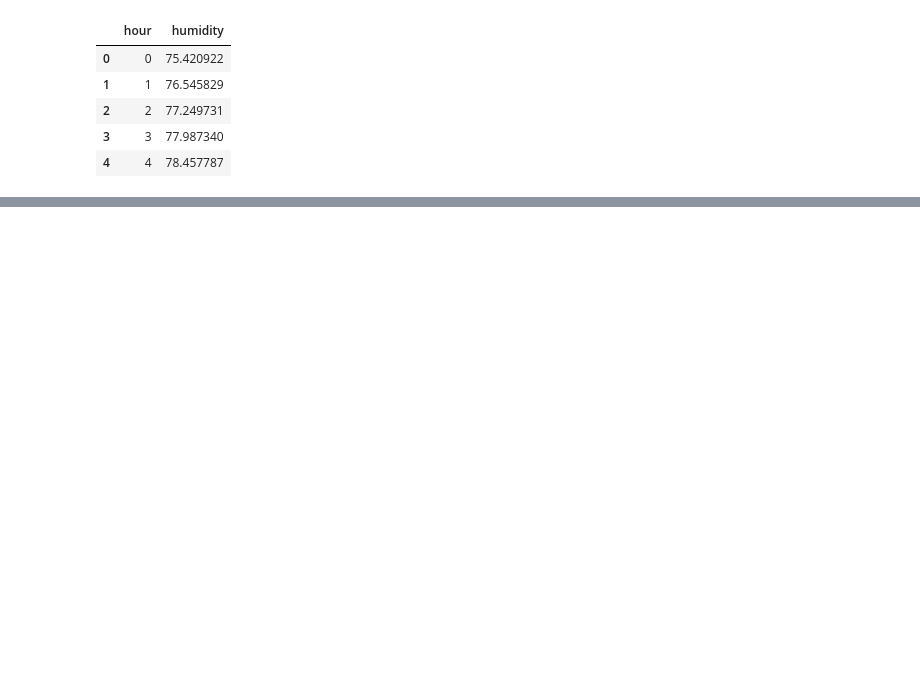
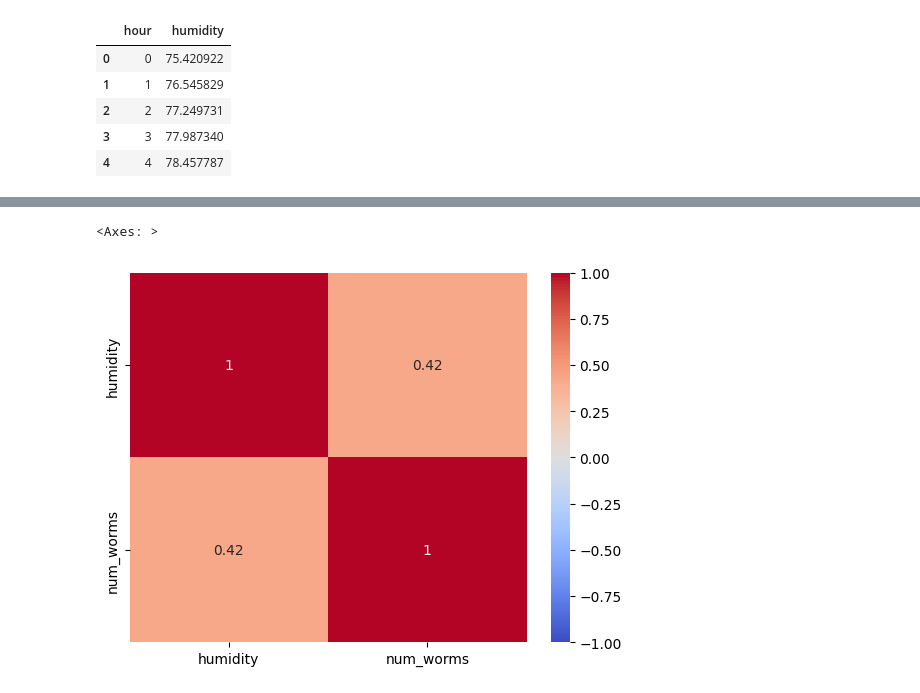
Before and after one commit to wiggle-bin/wiggle-notes, a Jupyter notebook: worms_actvitiy/DataActivityCorrelationUsingUpdatedModel.ipynb, the cells around one changed output, grey strips where cells are left out. Saved outputs shown, nothing was run; the diff lists cells and outputs as text; code cells hidden in the pictures; blank space fills up the shorter version.

```diff
--- a/worms_actvitiy/DataActivityCorrelationUsingUpdatedModel.ipynb
+++ b/worms_actvitiy/DataActivityCorrelationUsingUpdatedModel.ipynb
@@ -235 +239,4 @@ mean_humidity_per_hour.plot(x='hour', kind='bar')
 [figure]
+# %%
+merged_hourly_data = pd.merge(mean_humidity_per_hour, total_count_per_hour, on='hour')
+merged_hourly_data.head()
@@ -235,0 +250,11 @@ mean_humidity_per_hour.plot(x='hour', kind='bar')
+# %%
+sns.heatmap(
+    merged_hourly_data[['humidity', 'num_worms']].corr(),
+    annot=True,
+    vmin=-1,
+    vmax=1,
+    cmap='coolwarm'
+)
+# %% [output]
+<Axes: >
+[figure, added]
```
Also changed, not shown: parts of 10 cells of this notebook.
